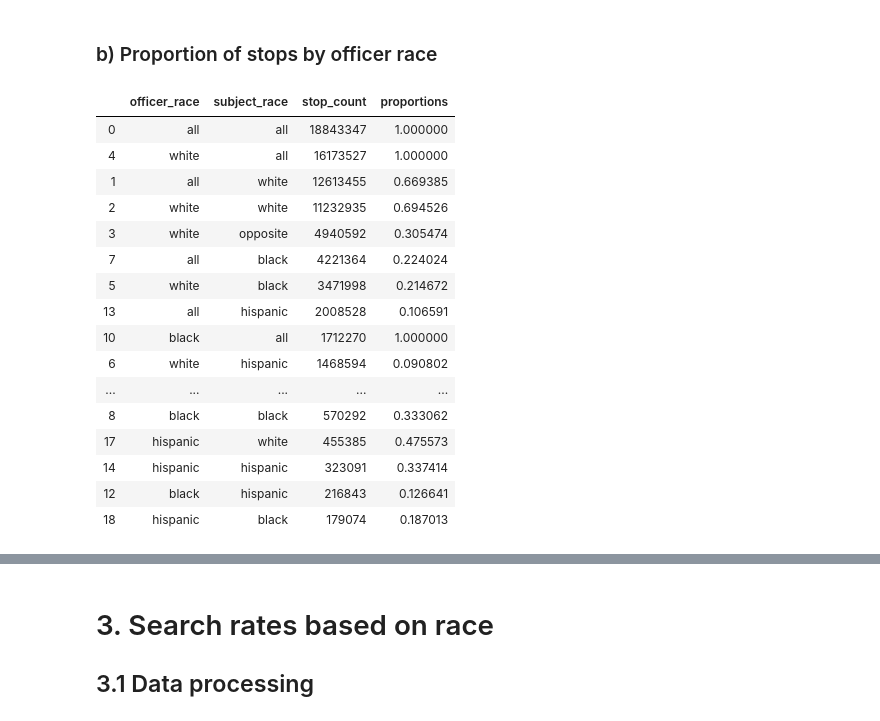
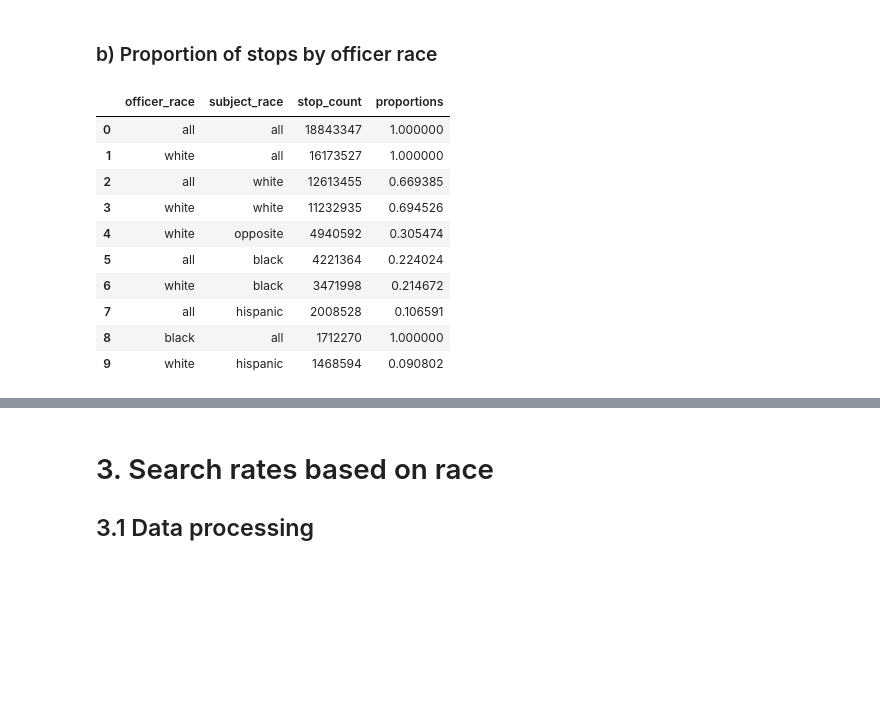
Before and after one commit to epfl-ada/ada-2020-project-milestone-p3-p3_adahn, a Jupyter notebook: extension.ipynb, the cells around one changed output, grey strips where cells are left out. Drawn from its saved outputs; the diff is of its cells as text; code cells hidden in the pictures; blank space fills up the shorter version.

```diff
--- a/extension.ipynb
+++ b/extension.ipynb
@@ -555,7 +558,7 @@ stat.head(10)
 # %% [markdown]
 ### a) Number of stops by officer race
 # %%
-stat = stat.sort_values(by=['stop_count'], ascending=False)
+stat = stat.sort_values(by=['stop_count'], ignore_index=True, ascending=False)
 # Plot number of stops performed by each officer race
 df = stat.query("officer_race!='all' and subject_race=='all'")
 # Plot number of stops on each subject_race
@@ -582,24 +585,18 @@ fig.tight_layout()
 # %% [markdown]
 ### b) Proportion of stops by officer race
 # %%
-stat.head(50)
+stat.head(10)
 # %% [output]
 |  | officer_race | subject_race | stop_count | proportions |
 | 0 | all | all | 18843347 | 1.000000 |
-| 4 | white | all | 16173527 | 1.000000 |
-| 1 | all | white | 12613455 | 0.669385 |
-| 2 | white | white | 11232935 | 0.694526 |
-| 3 | white | opposite | 4940592 | 0.305474 |
-| 7 | all | black | 4221364 | 0.224024 |
-| 5 | white | black | 3471998 | 0.214672 |
-| 13 | all | hispanic | 2008528 | 0.106591 |
-| 10 | black | all | 1712270 | 1.000000 |
-| 6 | white | hispanic | 1468594 | 0.090802 |
-| ... | ... | ... | ... | ... |
-| 8 | black | black | 570292 | 0.333062 |
-| 17 | hispanic | white | 455385 | 0.475573 |
-| 14 | hispanic | hispanic | 323091 | 0.337414 |
-| 12 | black | hispanic | 216843 | 0.126641 |
-| 18 | hispanic | black | 179074 | 0.187013 |
+| 1 | white | all | 16173527 | 1.000000 |
+| 2 | all | white | 12613455 | 0.669385 |
+| 3 | white | white | 11232935 | 0.694526 |
+| 4 | white | opposite | 4940592 | 0.305474 |
+| 5 | all | black | 4221364 | 0.224024 |
+| 6 | white | black | 3471998 | 0.214672 |
+| 7 | all | hispanic | 2008528 | 0.106591 |
+| 8 | black | all | 1712270 | 1.000000 |
+| 9 | white | hispanic | 1468594 | 0.090802 |
 # %%
 # Initialize the matplotlib figure
```
Also changed, not shown: parts of 34 cells of this notebook.
